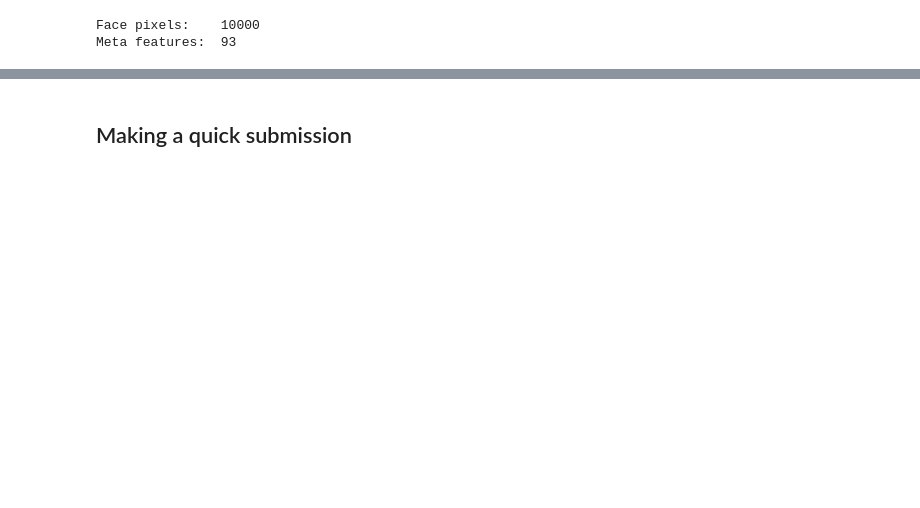
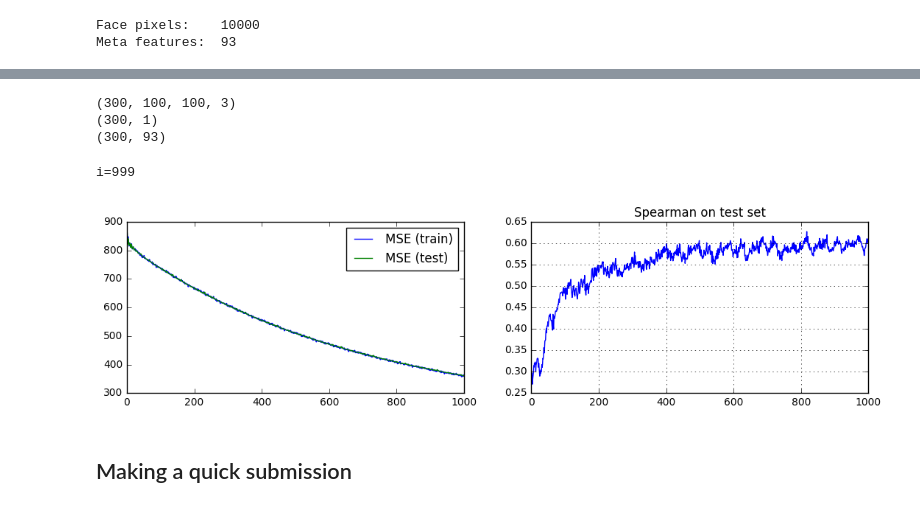
Before and after one commit to ctiennot/regained_challenge, a Jupyter notebook: 1_meta_data_and_faces.ipynb, the cells around one changed output, grey strips where cells are left out. Saved outputs shown, nothing was run; the diff lists cells and outputs as text; code cells hidden in the pictures; blank space fills up the shorter version.

```diff
--- a/1_meta_data_and_faces.ipynb
+++ b/1_meta_data_and_faces.ipynb
@@ -191,2 +108,81 @@ iteration 299, training mse 0.0386944 test mse 12.6578 test spearman 0.558923
+# %%
+# sample train/test indices
+train = np.arange(1, 9501)
+test = np.arange(9501, 10001)
+
+# generators for the batches
+def batch_generator(train_or_test, batch_size=50, black_white=True, random_flip=False):
+    nb_batch = len(train) // batch_size
+    while 1:
+        for i in range(nb_batch):
+            in_batch = train_or_test[i*batch_size:((i+1)*batch_size)]
+            X_batch, _ = faces_batch(in_batch, black_white=black_white)
+            meta_batch = meta[in_batch-1, :]  # WARNING meta is indexed from 0!!!
+            y_batch = y[in_batch-1]  # WARNING Y is indexed from 0!!!
+            y_batch = y_batch.astype(np.float32)
+            if random_flip and np.random.rand() > 0.5:
+                # with proba 0.5 we flip the face
+                X_batch = X_batch[:, :, ::-1, :]
+            yield X_batch/255., y_batch, meta_batch
+
+# instatiate one generator for train and one for test
+train_gen = batch_generator(train, 100, black_white=False, random_flip=True)
+test_gen = batch_generator(test, 300, black_white=False)
+
+X_test, y_test, meta_test = next(test_gen)
+print X_test.shape
+print y_test.shape
+print meta_test.shape
+# %% [output]
+(300, 100, 100, 3)
+(300, 1)
+(300, 93)
+# %%
+# function to run one epoch
+def epoch(lr=1e-4):
+    X_train, y_train, meta_train = next(train_gen)
+    train_step.run(feed_dict={
+        input_tf: X_train,
+        meta_tf: meta_train,
+        y_tf: y_train,
+        fc1.keep_prob: 1.,
+        learning_rate: lr
+    })
+    train_mse = sess.run(mse, feed_dict={input_tf:X_train, y_tf: y_train, meta_tf:meta_train, fc1.keep_prob: 1.0})
+
+    # preds on test
+    [preds, test_mse] = sess.run([final_output, mse],
+                                 feed_dict={input_tf: X_test, meta_tf: meta_test, fc1.keep_prob: 1.0, y_tf:y_test})
+
+    current_spearman = score_function(y_pred=np.round(preds), y_true=y_test)
+
+    return {"train_mse":train_mse, "test_mse":test_mse, "test_spearman":current_spearman, 'lr': lr}
+# %%
+# history of the loss through iterations
+learning_history = {'iterations':[], 'train_mse':[], 'test_mse':[], 'test_spearman':[], 'lr':[]}
+
+def update_history(learning_history, epoch):
+    learning_history['iterations'].append(len(learning_history['iterations']))
+    for name in ['train_mse', 'test_mse', 'test_spearman', 'lr']:
+        learning_history[name].append(epoch[name])
+# %%
+window = 1000  # plot only last x iterations
+refresh = 20  # refresh every x iterations
+for i in range(1000):
+    update_history(learning_history, epoch(lr=10**-4))
+    if (i+1) % refresh == 0:
+        clear_output()
+        print "i=%i"%i
+        f, axarr = plt.subplots(1, 2, figsize=(13, 3))
+        axarr[0].plot(learning_history['iterations'][:-window:-1][::-1], learning_history['train_mse'][:-window:-1][::-1], label="MSE (train)")
+        axarr[0].plot(learning_history['iterations'][:-window:-1][::-1], learning_history['test_mse'][:-window:-1][::-1], label="MSE (test)")
+        axarr[1].plot(learning_history['iterations'][:-window:-1][::-1], learning_history['test_spearman'][:-window:-1][::-1], label="Spearman (test)")
+        axarr[0].legend()
+        axarr[1].set_title("Spearman on test set")
+        axarr[1].grid()
+        plt.show()
+# %% [output]
+i=999
+[figure, added]
 # %% [markdown]
 ## Making a quick submission
```
Also changed, not shown: parts of 29 cells of this notebook, 1 other file.
